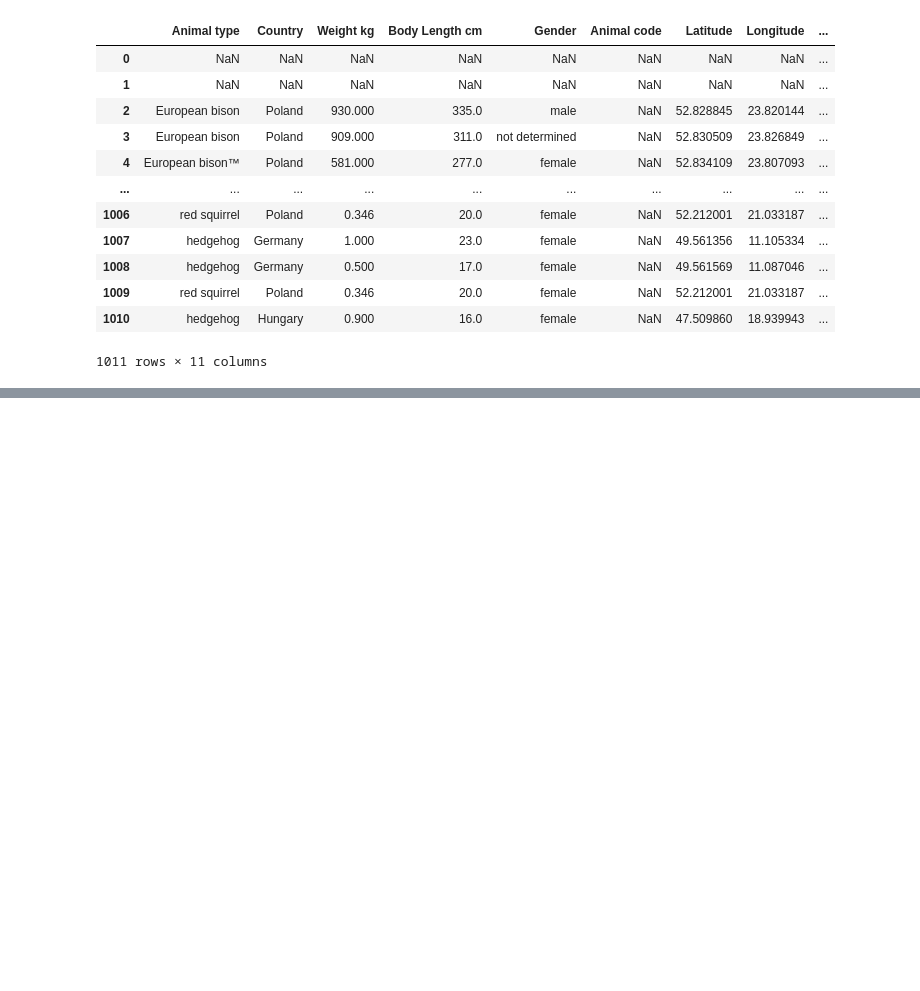
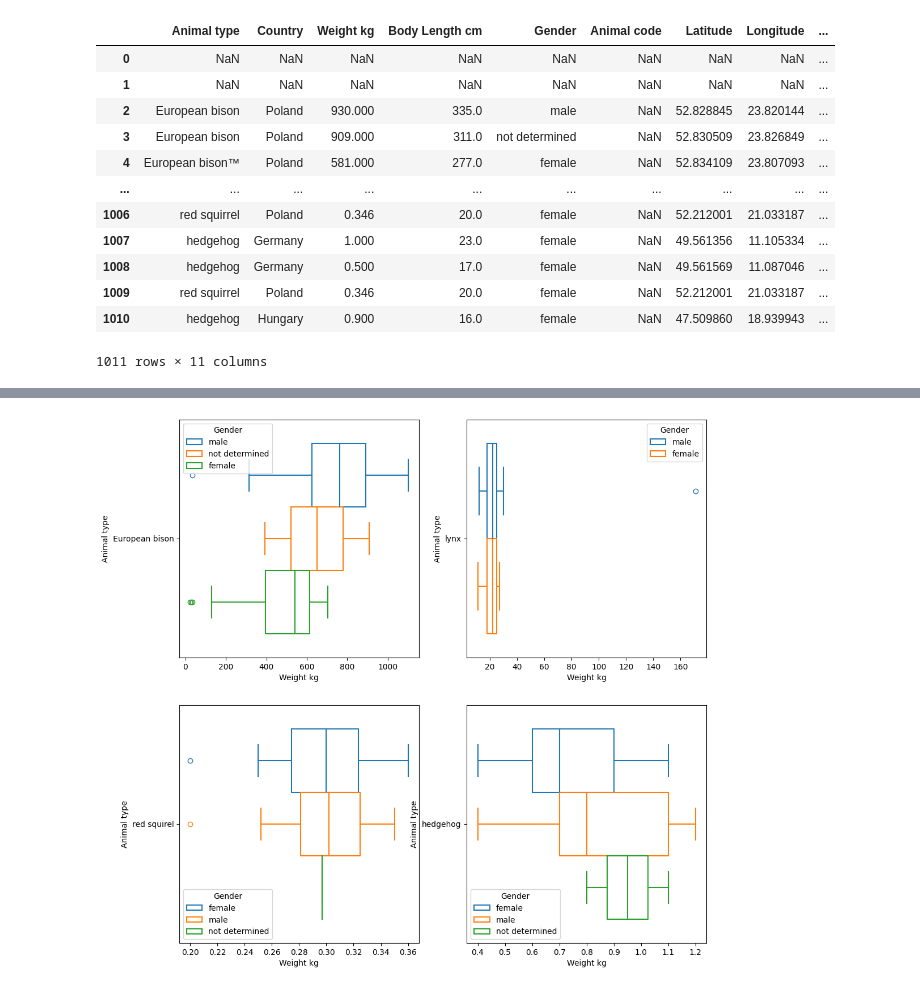
Before and after one commit to AndreDon0/25AIMEPhI, a Jupyter notebook: Mandatory_homework_1/main.ipynb, the cells around one changed output, grey strips where cells are left out. Saved outputs shown, nothing was run; the diff lists cells and outputs as text; code cells hidden in the pictures; blank space fills up the shorter version.

```diff
--- a/Mandatory_homework_1/main.ipynb
+++ b/Mandatory_homework_1/main.ipynb
@@ -39,0 +210,13 @@ df
+# %%
+plt.figure(figsize=(12, 12))
+plt.subplot(2, 2, 1)
+sns.boxplot(data=df[df["Animal type"] == "European bison"], x="Weight kg", y="Animal type", hue="Gender", fill=False)
+plt.subplot(2, 2, 2)
+sns.boxplot(data=df[df["Animal type"] == "lynx"], x="Weight kg", y="Animal type", hue="Gender", fill=False)
+plt.subplot(2, 2, 3)
+sns.boxplot(data=df[df["Animal type"] == "red squirel"], x="Weight kg", y="Animal type", hue="Gender", fill=False)
+plt.subplot(2, 2, 4)
+sns.boxplot(data=df[df["Animal type"] == "hedgehog"], x="Weight kg", y="Animal type", hue="Gender", fill=False)
+plt.show()
+# %% [output]
+[figure, added]
```
Also changed, not shown: parts of 24 cells of this notebook, 1 other file.
